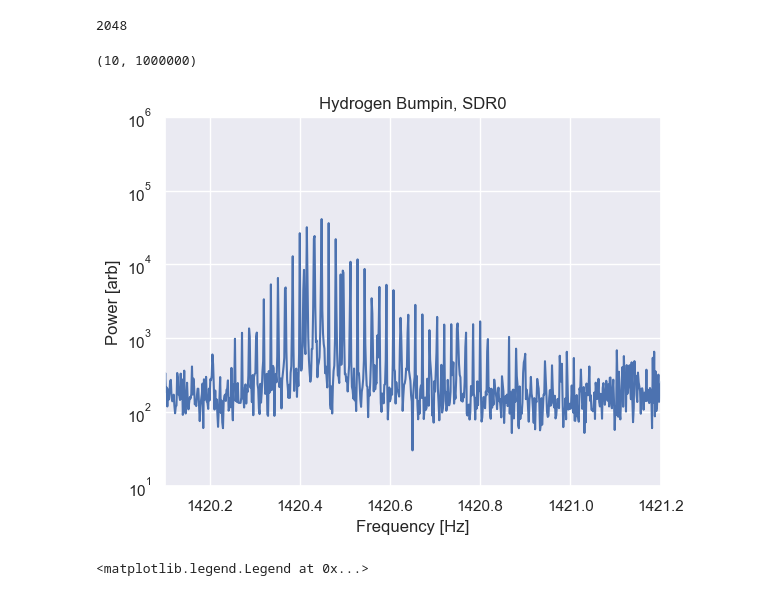
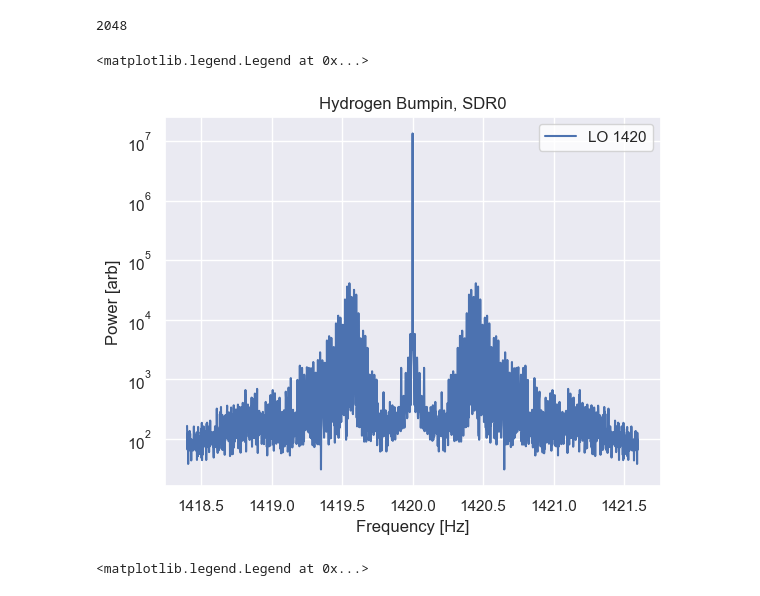
Before and after one commit to lea-yamashiro/FFC_4, a Jupyter notebook: code/Lea/first_data.ipynb, the cells around one changed output. Drawn from its saved outputs; the diff is of its cells as text; code cells hidden in the pictures.

```diff
--- a/code/Lea/first_data.ipynb
+++ b/code/Lea/first_data.ipynb
@@ -40,15 +40,16 @@ LO_1420p8 = 1420.8
 freqs_1420 = frequency_axis + LO_1420
 freqs_1420p8 = frequency_axis + LO_1420p8
 # %%
-plt.semilogy(freqs_1420, SDR0_1420_0)
+plt.semilogy(freqs_1420, SDR0_1420_0, label = 'LO 1420')
 plt.title('Hydrogen Bumpin, SDR0')
 plt.xlabel('Frequency [Hz]')
 plt.ylabel('Power [arb]')
-plt.xlim(1420.1, 1421.2)
-plt.ylim(10,10**6)
+plt.legend(facecolor='white')
+#plt.xlim(1420.1, 1421.2)
+#plt.ylim(10,10**6)
 # %% [output]
-(10, 1000000)
+<matplotlib.legend.Legend at 0x...>
-[figure, old version]
+[figure, new version]
 # %%
 plt.semilogy(freqs_1420, SDR0_1420_0, label = 'SDR0')
 plt.semilogy(freqs_1420, SDR1_1420_0, label = 'SDR1', color = 'darkorange')
```
Also changed, not shown: 6 other files.
